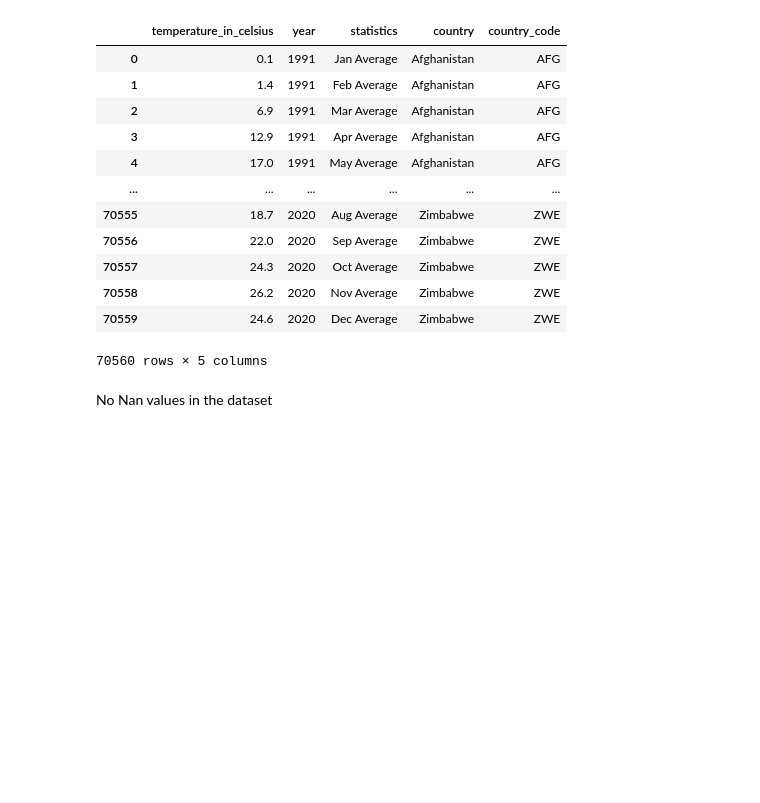
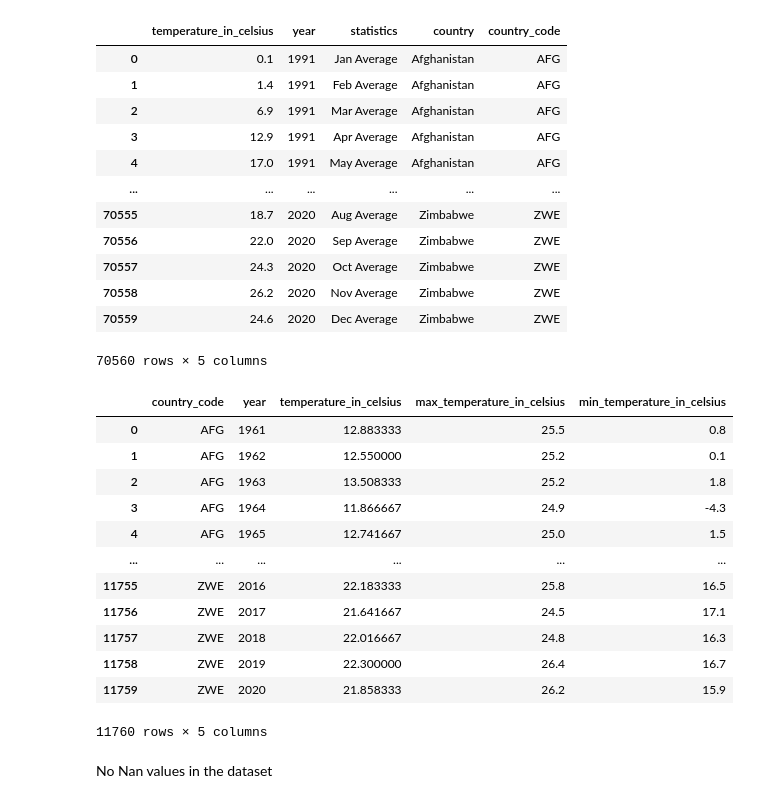
Before and after one commit to Zombobot1/FU_DB_A10, a Jupyter notebook: sandbox/missing_data_identification.ipynb, the cells around one changed output. Cells and saved outputs as stored; diff of their text form; code cells hidden in the pictures; blank space fills up the shorter version.

```diff
--- a/sandbox/missing_data_identification.ipynb
+++ b/sandbox/missing_data_identification.ipynb
@@ -231,6 +231,22 @@ temperature_aggregated_df['max_temperature_in_celsius'] = temperature_df.groupby
     ['country_code','year']).max().reset_index()['temperature_in_celsius']
 temperature_aggregated_df['min_temperature_in_celsius'] = temperature_df.groupby(
     ['country_code','year']).min().reset_index()['temperature_in_celsius']
+# %%
+temperature_aggregated_df
+# %% [output]
+|  | country_code | year | temperature_in_celsius | max_temperature_in_celsius | min_temperature_in_celsius |
+| 0 | AFG | 1961 | 12.883333 | 25.5 | 0.8 |
+| 1 | AFG | 1962 | 12.550000 | 25.2 | 0.1 |
+| 2 | AFG | 1963 | 13.508333 | 25.2 | 1.8 |
+| 3 | AFG | 1964 | 11.866667 | 24.9 | -4.3 |
+| 4 | AFG | 1965 | 12.741667 | 25.0 | 1.5 |
+| ... | ... | ... | ... | ... | ... |
+| 11755 | ZWE | 2016 | 22.183333 | 25.8 | 16.5 |
+| 11756 | ZWE | 2017 | 21.641667 | 24.5 | 17.1 |
+| 11757 | ZWE | 2018 | 22.016667 | 24.8 | 16.3 |
+| 11758 | ZWE | 2019 | 22.300000 | 26.4 | 16.7 |
+| 11759 | ZWE | 2020 | 21.858333 | 26.2 | 15.9 |
+11760 rows × 5 columns
 # %%
 temperature_aggregated_df_wide_mean = temperature_aggregated_df.pivot(
     index=['country_code'],
```
Also changed, not shown: parts of 9 cells of this notebook, 7 other files.
